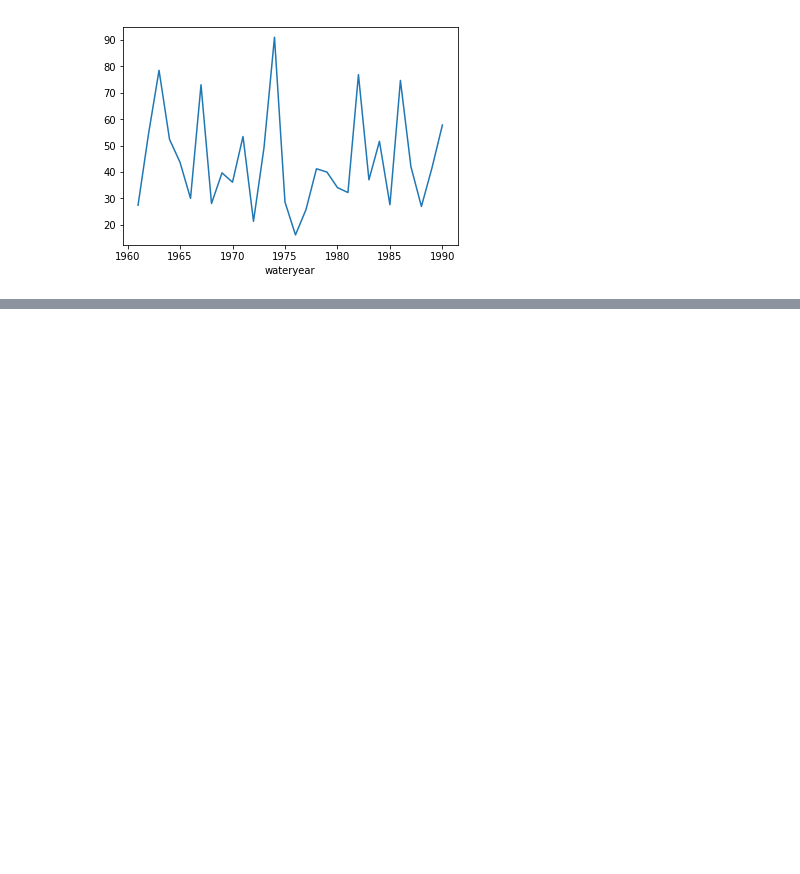
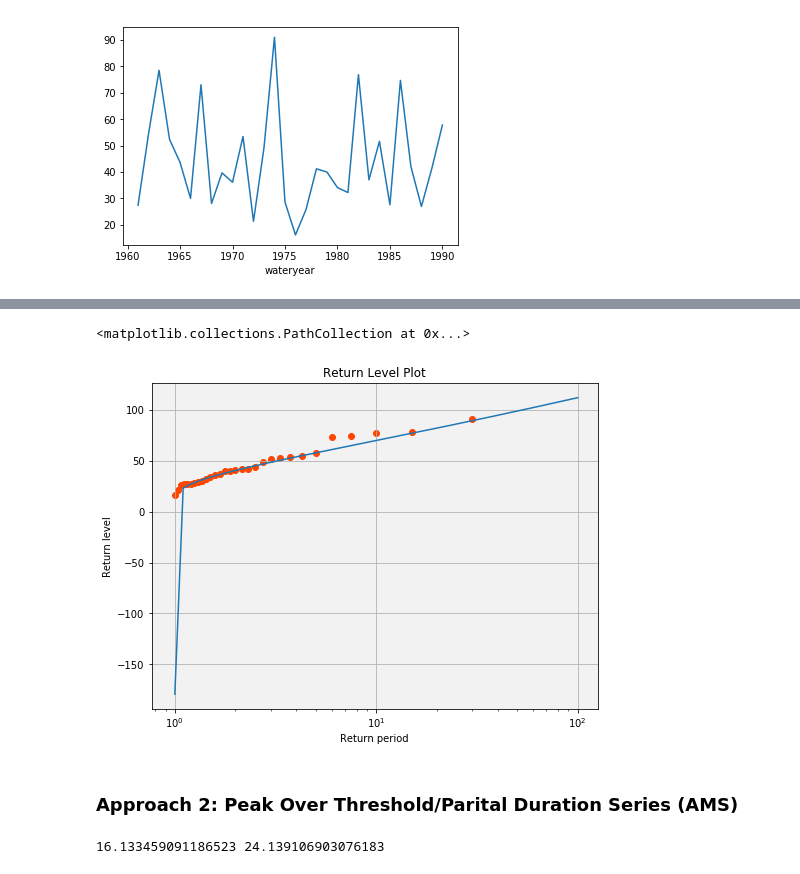
Before and after one commit to mukhtyar/python-playground, a Jupyter notebook: notebooks/daily_data_extreme_pr_owen.ipynb, the cells around one changed output, grey strips where cells are left out. Drawn from its saved outputs; the diff is of its cells as text; code cells hidden in the pictures; blank space fills up the shorter version.

```diff
--- a/notebooks/daily_data_extreme_pr_owen.ipynb
+++ b/notebooks/daily_data_extreme_pr_owen.ipynb
@@ -392,0 +425,42 @@ np.sum(gev_pdf)
+# %%
+# RETURN VALUE PLOT
+
+# Value indicating the frecuency of events per year
+# frec of 1 => yearly data (1 value per year)
+frec = 1
+
+# x axis values for plot
+T = np.arange(0.1, 100.1, 0.1)
+sT = frozen_distr.isf(frec * 1./T)
+N = np.r_[1:len(AMS)+1] * frec
+Nmax = max(N)
+
+ # plot
+fig, ax = plt.subplots(figsize=(8, 6))
+ax.set_facecolor((0.95, 0.95, 0.95))
+plt.setp(ax.lines, linewidth = 2, color = 'magenta')
+ax.set_title('Return Level Plot')
+ax.set_xlabel('Return period')
+ax.set_ylabel('Return level')
+ax.grid(True)
+ax.semilogx(T, sT)
+ax.scatter(frec * Nmax/N, sorted(AMS)[::-1], color = 'orangered')
+# %% [output]
+<matplotlib.collections.PathCollection at 0x...>
+[figure, added]
+# %% [markdown]
+### Approach 2: Peak Over Threshold/Parital Duration Series (AMS)
+# %%
+# CREATE PARTIAL DURATION SERIES
+
+# Select threshold value
+
+# Approach 1 - Often the lowest value from the Annual Maximum Series is used as the threshold
+min_AMS = np.min(AMS)
+
+# Approach 2 - Use the 95th percentile from all observations
+threshold99 = baselineDF['value'].quantile(0.99, interpolation='linear')
+
+print(min_AMS, threshold99)
+# %% [output]
+16.133459091186523 24.139106903076183
```
Also changed, not shown: parts of 21 cells of this notebook.
